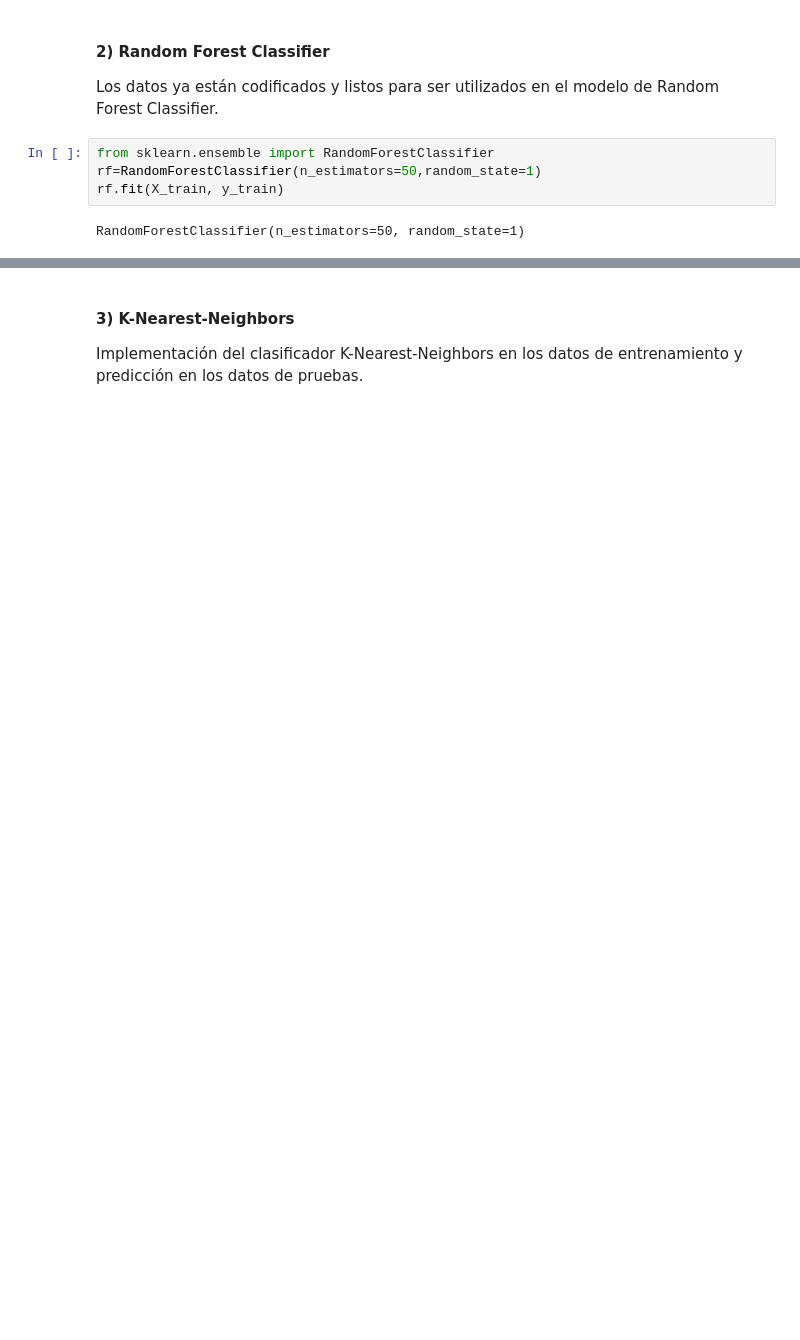
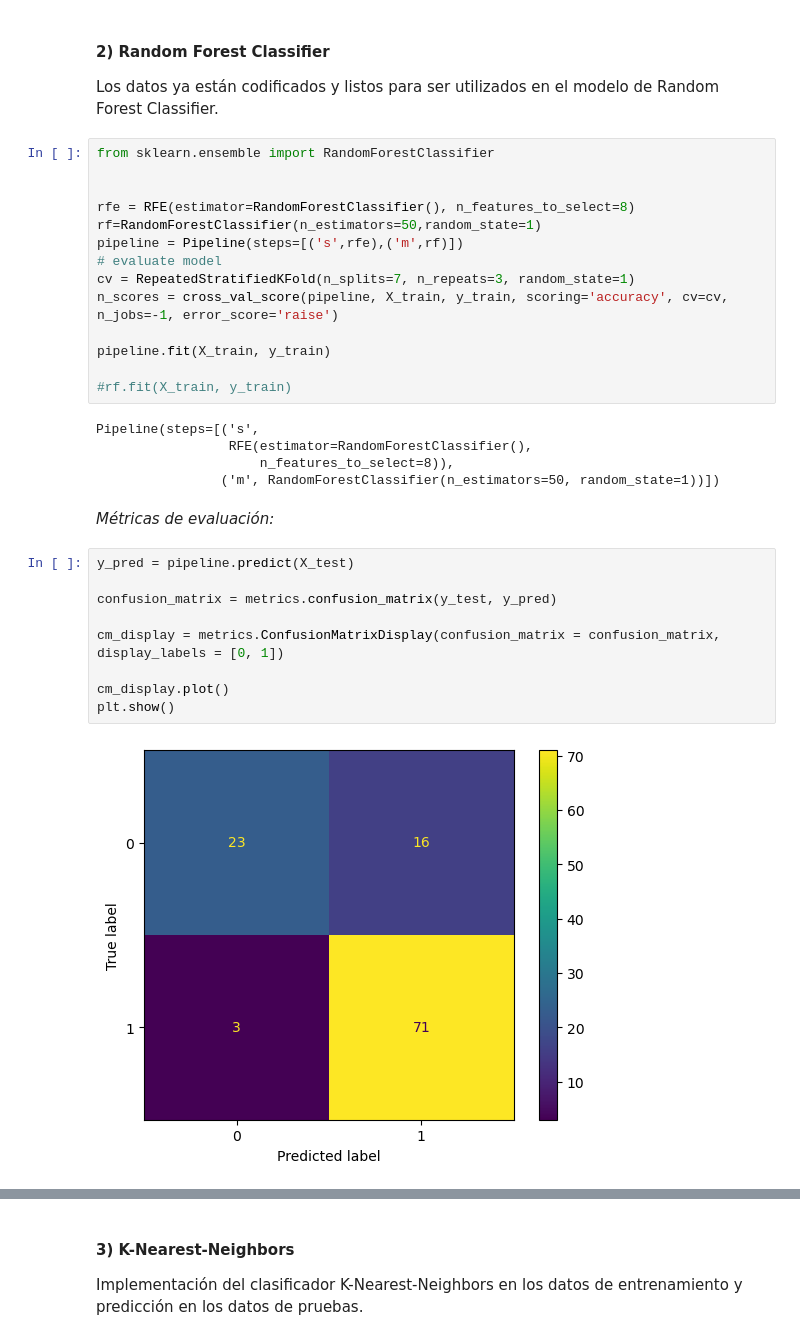
Before and after one commit to CristianPerafan/ArtificiallIntelligence, a Jupyter notebook: Primera parte/Lab.ipynb, the cells around one changed output, grey strips where cells are left out. Cells and saved outputs as stored; diff of their text form; blank space fills up the shorter version.

```diff
--- a/Primera parte/Lab.ipynb
+++ b/Primera parte/Lab.ipynb
@@ -822,7 +870,33 @@ output.to_csv('output/dtree_loan_prediction.csv', index=False)
 Los datos ya están codificados y listos para ser utilizados en el modelo de Random Forest Classifier.
 # %%
 from sklearn.ensemble import RandomForestClassifier
+
+
+rfe = RFE(estimator=RandomForestClassifier(), n_features_to_select=8)
 rf=RandomForestClassifier(n_estimators=50,random_state=1)
-rf.fit(X_train, y_train)
+pipeline = Pipeline(steps=[('s',rfe),('m',rf)])
+# evaluate model
+cv = RepeatedStratifiedKFold(n_splits=7, n_repeats=3, random_state=1)
+n_scores = cross_val_score(pipeline, X_train, y_train, scoring='accuracy', cv=cv, n_jobs=-1, error_score='raise')
+
+pipeline.fit(X_train, y_train)
+
+#rf.fit(X_train, y_train)
 # %% [output]
-RandomForestClassifier(n_estimators=50, random_state=1)
+Pipeline(steps=[('s',
+                 RFE(estimator=RandomForestClassifier(),
+                     n_features_to_select=8)),
+                ('m', RandomForestClassifier(n_estimators=50, random_state=1))])
+# %% [markdown]
+*Métricas de evaluación:*
+# %%
+y_pred = pipeline.predict(X_test)
+
+confusion_matrix = metrics.confusion_matrix(y_test, y_pred)
+
+cm_display = metrics.ConfusionMatrixDisplay(confusion_matrix = confusion_matrix, display_labels = [0, 1])
+
+cm_display.plot()
+plt.show()
+# %% [output]
+[figure, added]
```
Also changed, not shown: parts of 31 cells of this notebook, 5 other files.
